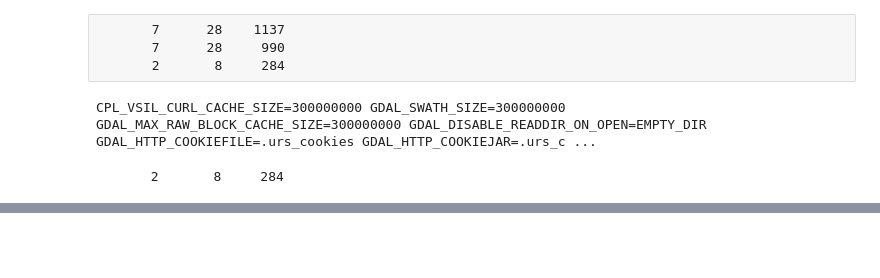
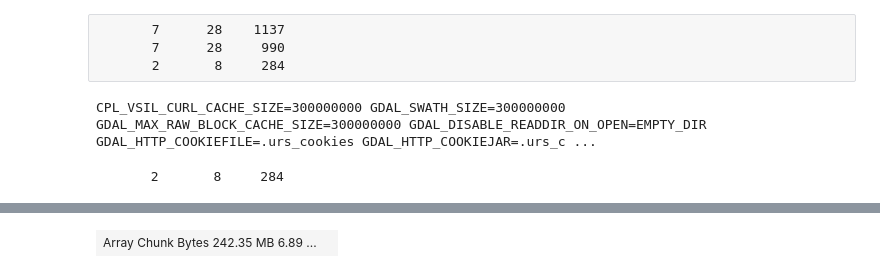
Before and after one commit to scottyhq/greenland-ice-mapping-project, a Jupyter notebook: cog-test.ipynb, the cells around one changed output, grey strips where cells are left out. Saved outputs shown, nothing was run; the diff lists cells and outputs as text; code cells hidden in the pictures; blank space fills up the shorter version.

```diff
--- a/cog-test.ipynb
+++ b/cog-test.ipynb
@@ -218,0 +271,4 @@ CPL_VSIL_CURL_CACHE_SIZE=300000000 GDAL_SWATH_SIZE=300000000 GDAL_MAX_RAW_BLOCK_
+# %%
+%%time
+subset.data.persist()
+# %% [output]
@@ -218,0 +277 @@ CPL_VSIL_CURL_CACHE_SIZE=300000000 GDAL_SWATH_SIZE=300000000 GDAL_MAX_RAW_BLOCK_
+| Array Chunk Bytes 242.35 MB 6.89 ... |  |
```
Also changed, not shown: parts of 15 cells of this notebook, 2 other files.
